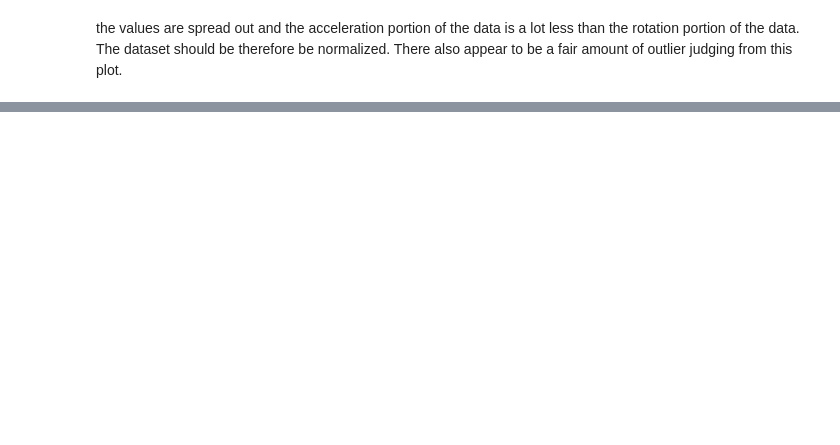
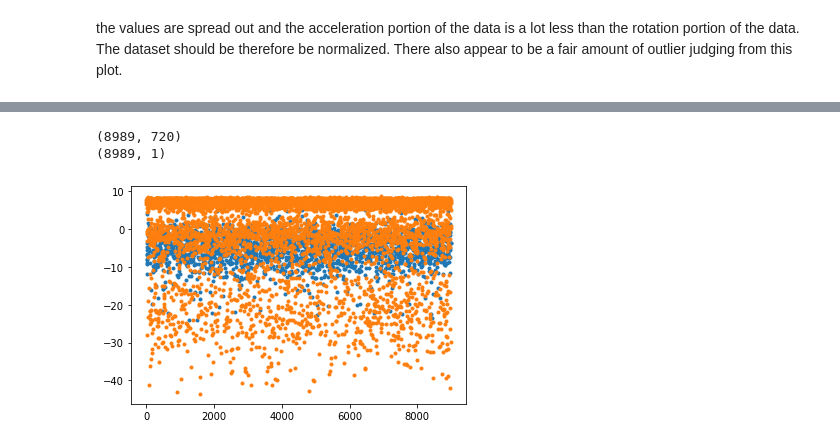
Before and after one commit to thomashaaland/sensorStep, a Jupyter notebook: Motionsense.ipynb, the cells around one changed output, grey strips where cells are left out. Cells and saved outputs as stored; diff of their text form; code cells hidden in the pictures; blank space fills up the shorter version.

```diff
--- a/Motionsense.ipynb
+++ b/Motionsense.ipynb
@@ -237,3 +236,20 @@ plt.show()
+# %%
+from sklearn.discriminant_analysis import LinearDiscriminantAnalysis
+lda = LinearDiscriminantAnalysis(solver = 'svd')
+lda.fit(train, ytrain)
+
+print(train.shape)
+train_projected = lda.transform(ss.transform(train))
+print(train_projected.shape)
+x = np.array(range(train_projected.shape[0]))
+
+plt.plot(x[ytrain == 1], train_projected[ytrain == 1], '.')
+plt.plot(x[ytrain == 0], train_projected[ytrain == 0], '.')
+plt.show()
+# %% [output]
+(8989, 720)
+(8989, 1)
+[figure, added]
 # %%
 from sklearn.model_selection import GridSearchCV
 from sklearn import svm
```
Also changed, not shown: parts of 7 cells of this notebook.
